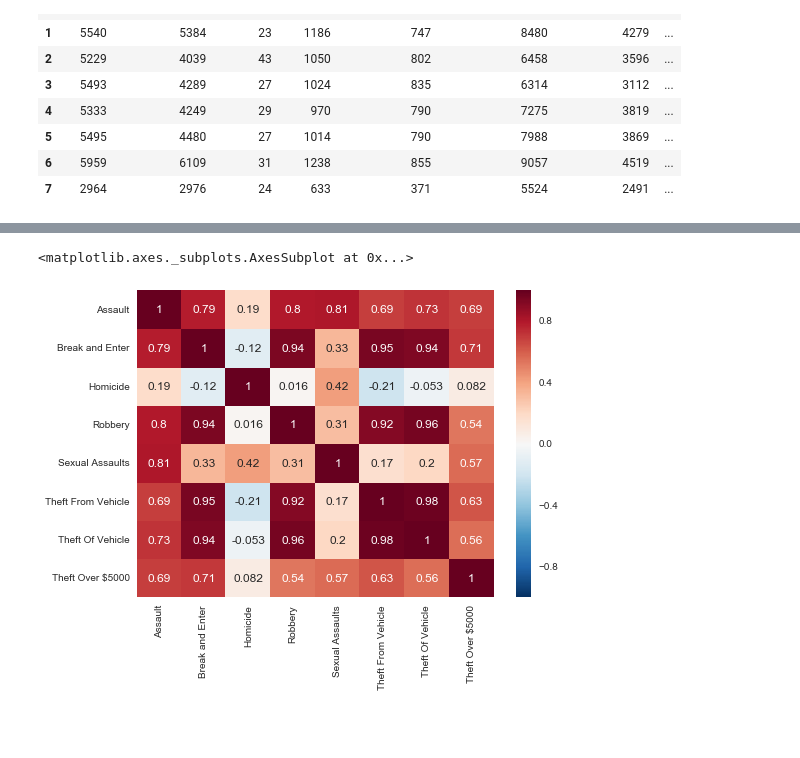
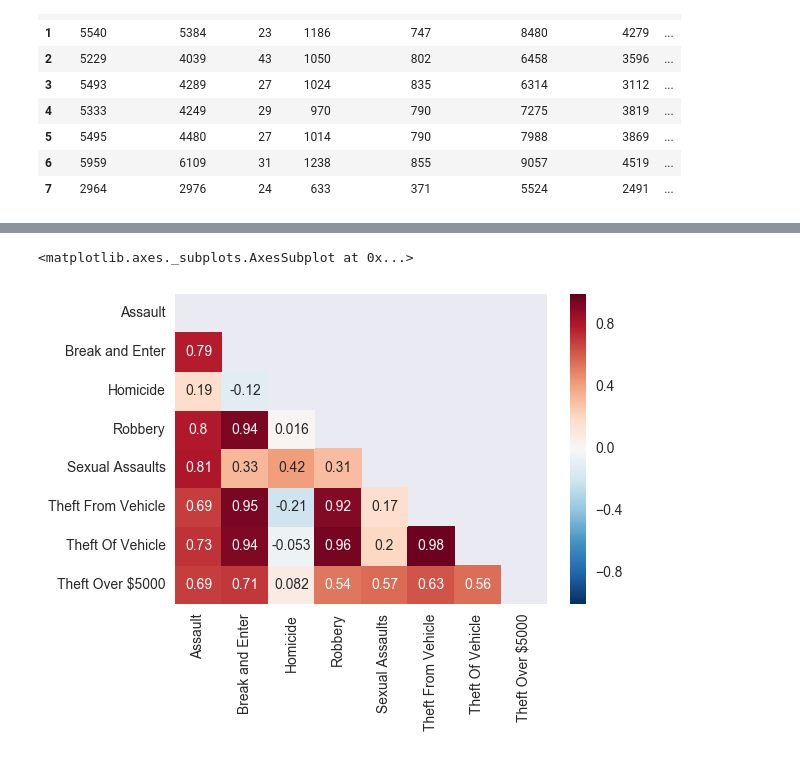
Before and after one commit to koosha/crime-analytics, a Jupyter notebook: code/corr_heatmap.ipynb, the cells around one changed output, grey strips where cells are left out. Saved outputs shown, nothing was run; the diff lists cells and outputs as text; code cells hidden in the pictures; blank space fills up the shorter version.

Commit message:
heatmap updated

```diff
--- a/code/corr_heatmap.ipynb
+++ b/code/corr_heatmap.ipynb
@@ -34,3 +35,7 @@ cm
 | Theft From Vehicle | 0.692596 | 0.952749 | -0.205469 | 0.919678 | 0.166448 | 1.000000 | 0.977509 | ... |
 | Theft Of Vehicle | 0.726540 | 0.935635 | -0.052899 | 0.958702 | 0.204104 | 0.977509 | 1.000000 | ... |
 | Theft Over $5000 | 0.693485 | 0.709746 | 0.082278 | 0.535593 | 0.567530 | 0.626284 | 0.559588 | ... |
+# %%
+# Generate a mask for the upper triangle
+mask = np.zeros_like(cm, dtype=np.bool)
+mask[np.triu_indices_from(mask)] = True
@@ -37,5 +53,5 @@ cm
 # %%
-sns.heatmap(cm, annot=True)
+sns.heatmap(cm, annot=True,mask = mask)
 # %% [output]
 <matplotlib.axes._subplots.AxesSubplot at 0x...>
-[figure, old version]
+[figure, new version]
```
Also changed, not shown: parts of 2 cells of this notebook, 1 other file.
